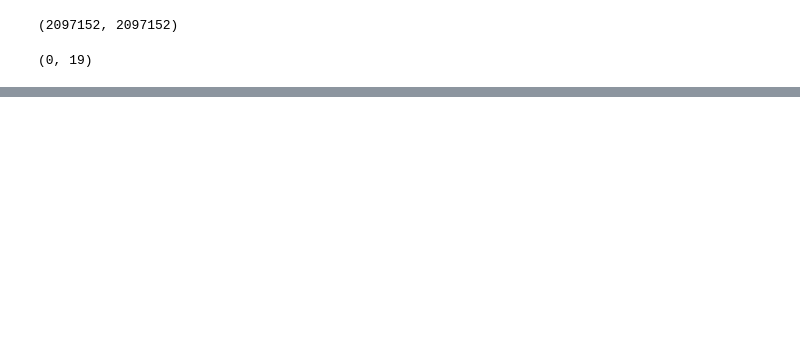
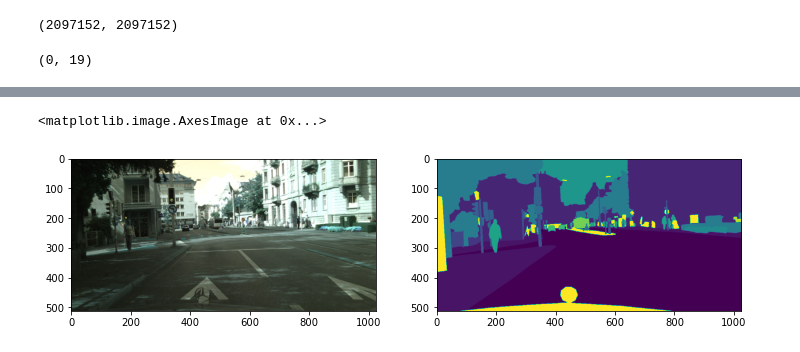
Before and after one commit to parrt/fundamentals-of-deep-learning, a Jupyter notebook: notebooks/11.Image-segmentation.ipynb, the cells around one changed output, grey strips where cells are left out. Cells and saved outputs as stored; diff of their text form; code cells hidden in the pictures; blank space fills up the shorter version.

```diff
--- a/notebooks/11.Image-segmentation.ipynb
+++ b/notebooks/11.Image-segmentation.ipynb
@@ -123 +172,14 @@ transformed = transformImg(image=im1, mask=im2)
+# %%
+transformed = transformImg(image=x, mask=y[:,:,0])
+img = transformed['image']
+mask = transformed['mask']
+# %%
+f = plt.figure(figsize=(12,8))
+f.add_subplot(1,2, 1)
+plt.imshow(img)
+f.add_subplot(1,2, 2)
+plt.imshow(mask)
+# %% [output]
+<matplotlib.image.AxesImage at 0x...>
+[figure, added]
 # %%
```
Also changed, not shown: parts of 41 cells of this notebook.
